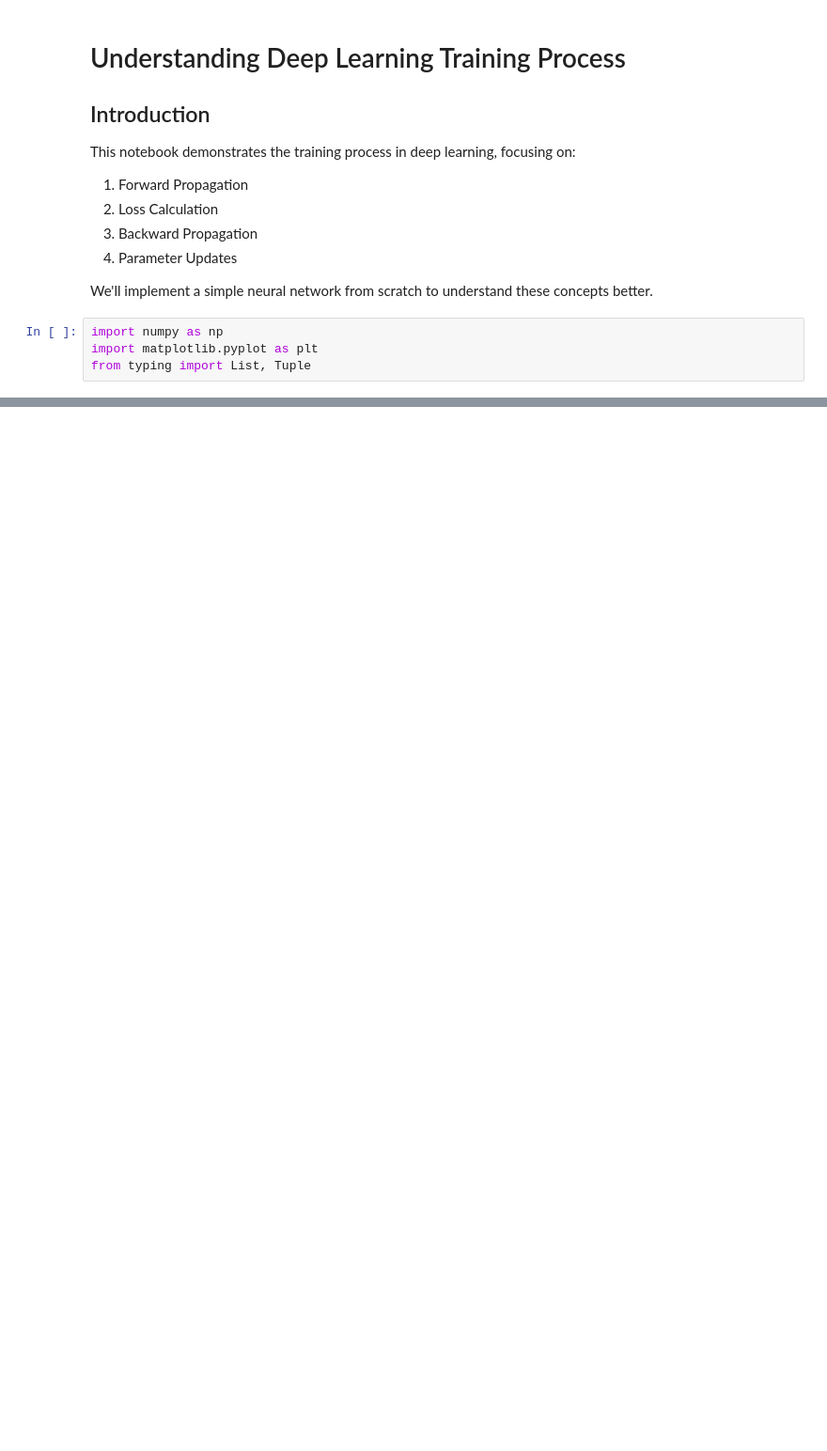
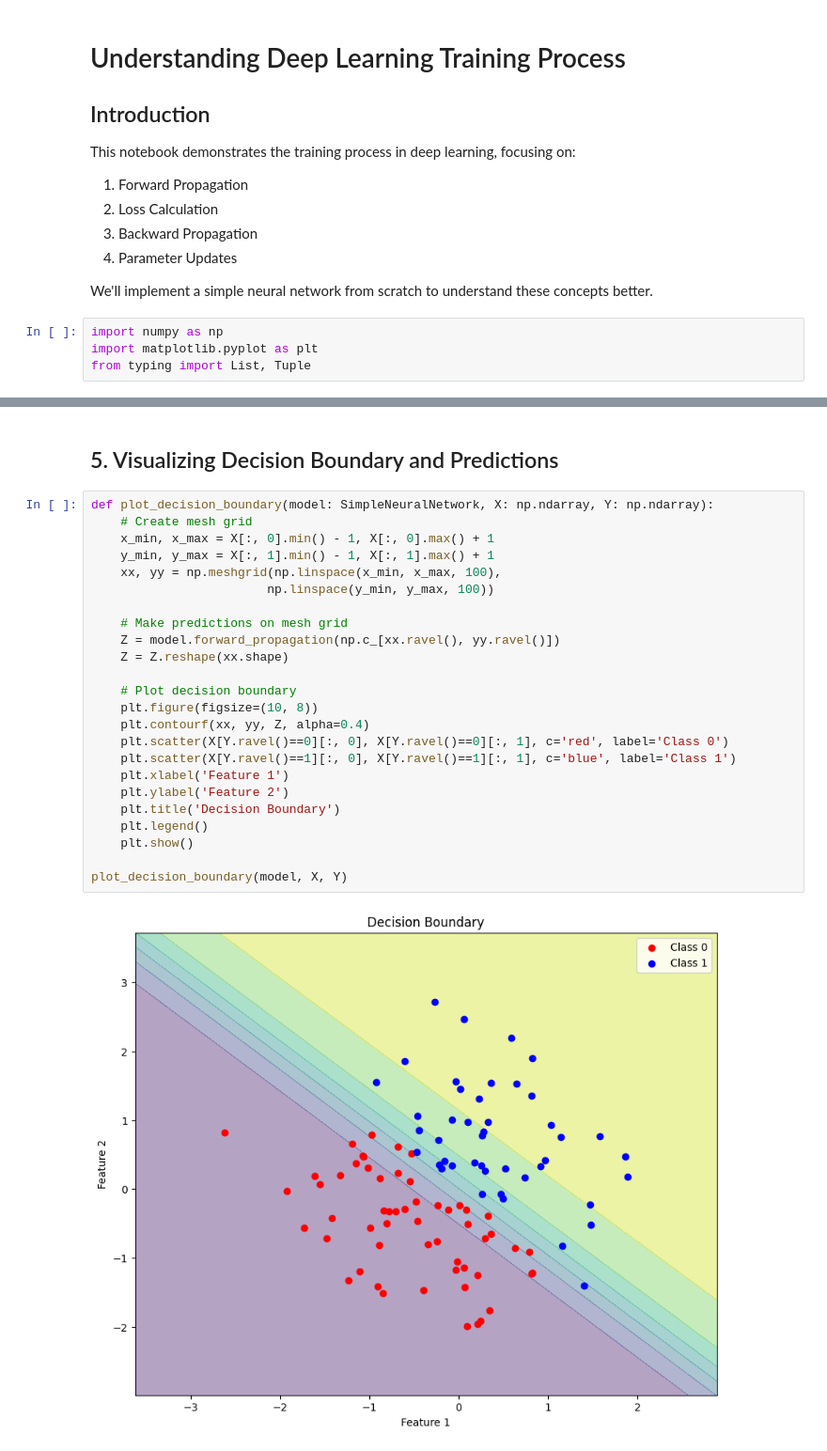
Before and after one commit to jxhangithub/master-machine-learning-engineer, a Jupyter notebook: BasicModels/DeepLearningTrainingProcess.ipynb, the cells around one changed output, grey strips where cells are left out. Shown: that part at 94% size. Cells and saved outputs as stored; diff of their text form; blank space fills up the shorter version.

```diff
--- a/BasicModels/DeepLearningTrainingProcess.ipynb
+++ b/BasicModels/DeepLearningTrainingProcess.ipynb
@@ -90,0 +211,28 @@ First, let's create a simple neural network with one hidden layer to understand
+# %% [markdown]
+## 5. Visualizing Decision Boundary and Predictions
+# %%
+def plot_decision_boundary(model: SimpleNeuralNetwork, X: np.ndarray, Y: np.ndarray):
+    # Create mesh grid
+    x_min, x_max = X[:, 0].min() - 1, X[:, 0].max() + 1
+    y_min, y_max = X[:, 1].min() - 1, X[:, 1].max() + 1
+    xx, yy = np.meshgrid(np.linspace(x_min, x_max, 100),
+                        np.linspace(y_min, y_max, 100))
+
+    # Make predictions on mesh grid
+    Z = model.forward_propagation(np.c_[xx.ravel(), yy.ravel()])
+    Z = Z.reshape(xx.shape)
+
+    # Plot decision boundary
+    plt.figure(figsize=(10, 8))
+    plt.contourf(xx, yy, Z, alpha=0.4)
+    plt.scatter(X[Y.ravel()==0][:, 0], X[Y.ravel()==0][:, 1], c='red', label='Class 0')
+    plt.scatter(X[Y.ravel()==1][:, 0], X[Y.ravel()==1][:, 1], c='blue', label='Class 1')
+    plt.xlabel('Feature 1')
+    plt.ylabel('Feature 2')
+    plt.title('Decision Boundary')
+    plt.legend()
+    plt.show()
+
+plot_decision_boundary(model, X, Y)
+# %% [output]
+[figure, added]
```
Also changed, not shown: parts of 12 cells of this notebook.
